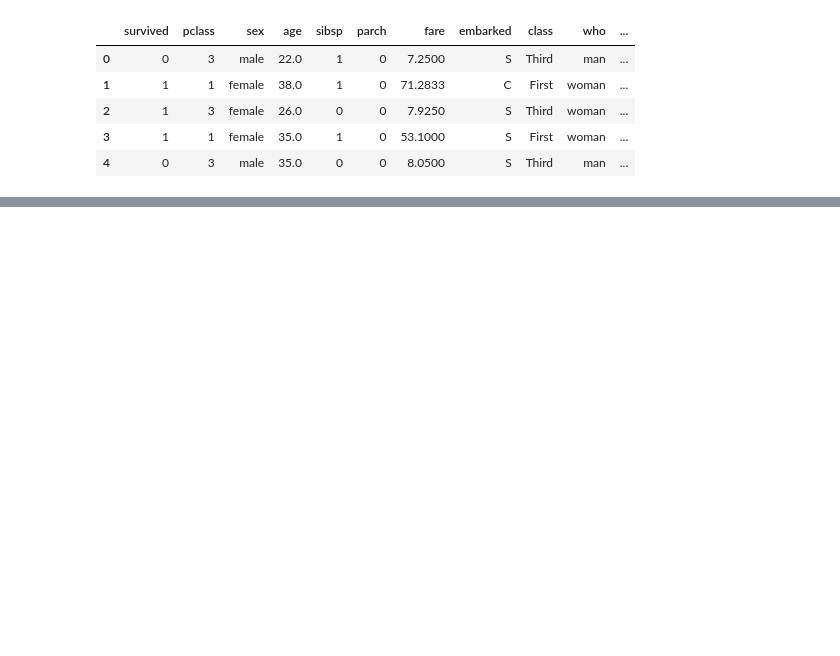
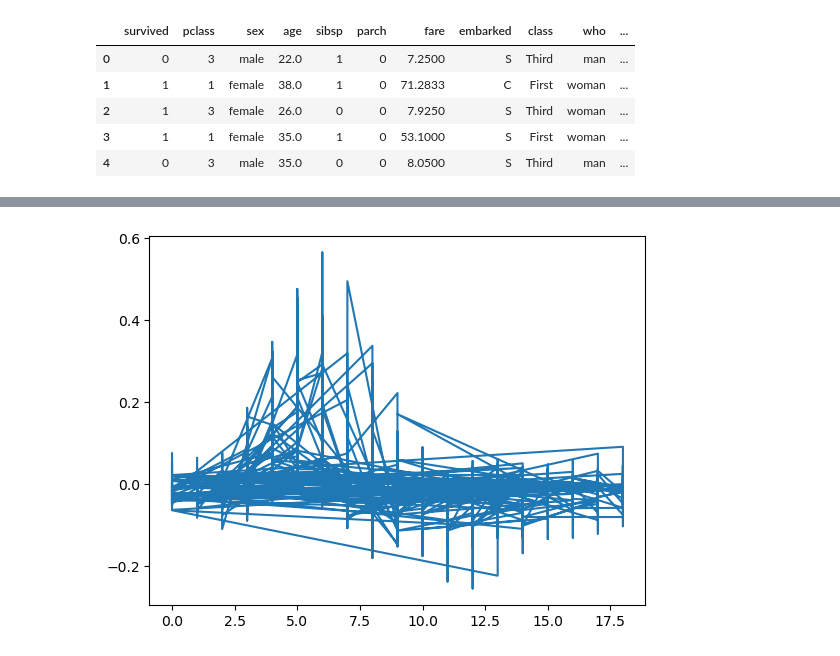
Before and after one commit to ManjotB03/python-repository, a Jupyter notebook: seaborn and matplotlib.ipynb, the cells around one changed output, grey strips where cells are left out. Saved outputs shown, nothing was run; the diff lists cells and outputs as text; code cells hidden in the pictures; blank space fills up the shorter version.

```diff
--- a/seaborn and matplotlib.ipynb
+++ b/seaborn and matplotlib.ipynb
@@ -221,0 +242,5 @@ titanic.head()
+# %%
+plt.plot(fmri.timepoint, fmri.signal)
+plt.show()
+# %% [output]
+[figure, added]
```
Also changed, not shown: parts of 17 cells of this notebook, 2 other files.
